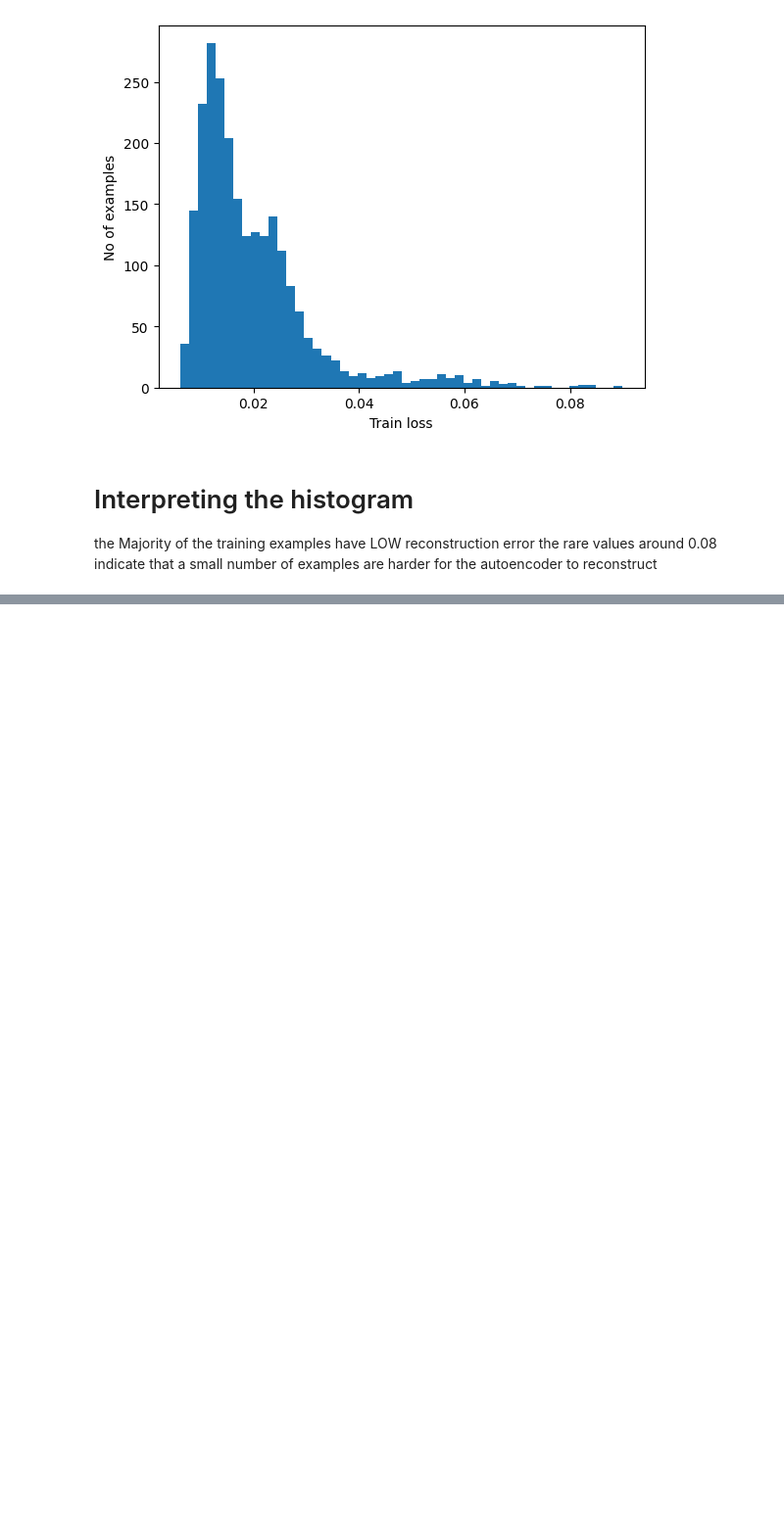
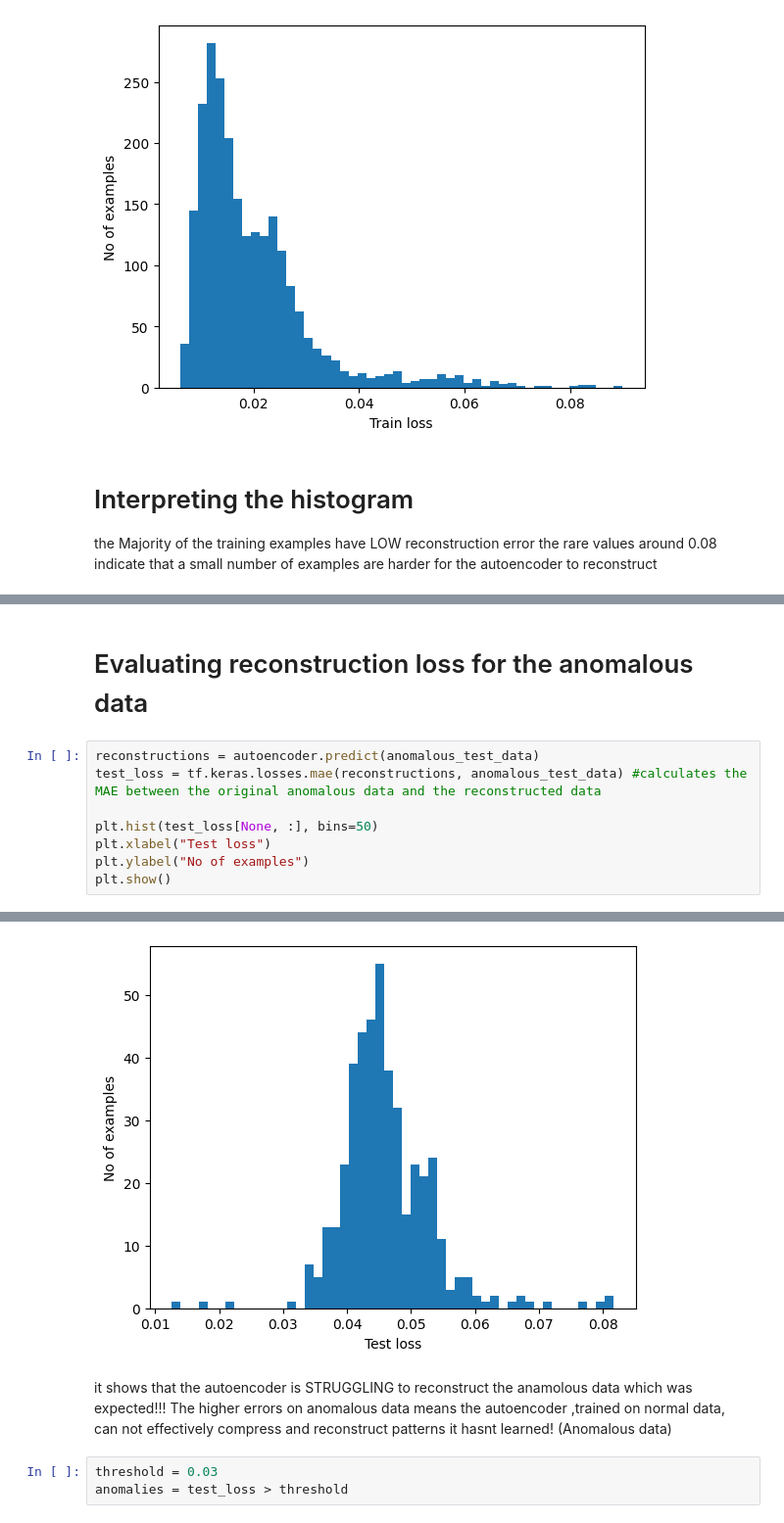
Before and after one commit to mohamadtorres/abnomalydetrection_autoencoder, a Jupyter notebook: autoencoder_abnomaly.ipynb, the cells around one changed output, grey strips where cells are left out. Shown: that part at 98% size. Saved outputs shown, nothing was run; the diff lists cells and outputs as text; blank space fills up the shorter version.

```diff
--- a/autoencoder_abnomaly.ipynb
+++ b/autoencoder_abnomaly.ipynb
@@ -254,0 +262,11 @@ the rare values around 0.08 indicate that a small number of examples are harder
+# %% [markdown]
+# Evaluating reconstruction loss for the anomalous data
+# %%
+reconstructions = autoencoder.predict(anomalous_test_data)
+test_loss = tf.keras.losses.mae(reconstructions, anomalous_test_data) #calculates the MAE between the original anomalous data and the reconstructed data
+
+plt.hist(test_loss[None, :], bins=50)
+plt.xlabel("Test loss")
+plt.ylabel("No of examples")
+plt.show()
+# %% [output]
@@ -254,0 +274,6 @@ the rare values around 0.08 indicate that a small number of examples are harder
+[figure, added]
+# %% [markdown]
+it shows that the autoencoder is STRUGGLING to reconstruct the anamolous data which was expected!!! The higher errors on anomalous data means the autoencoder ,trained on normal data, can not effectively compress and reconstruct patterns it hasnt learned! (Anomalous data)
+# %%
+threshold = 0.03
+anomalies = test_loss > threshold
```
Also changed, not shown: parts of 5 cells of this notebook.
